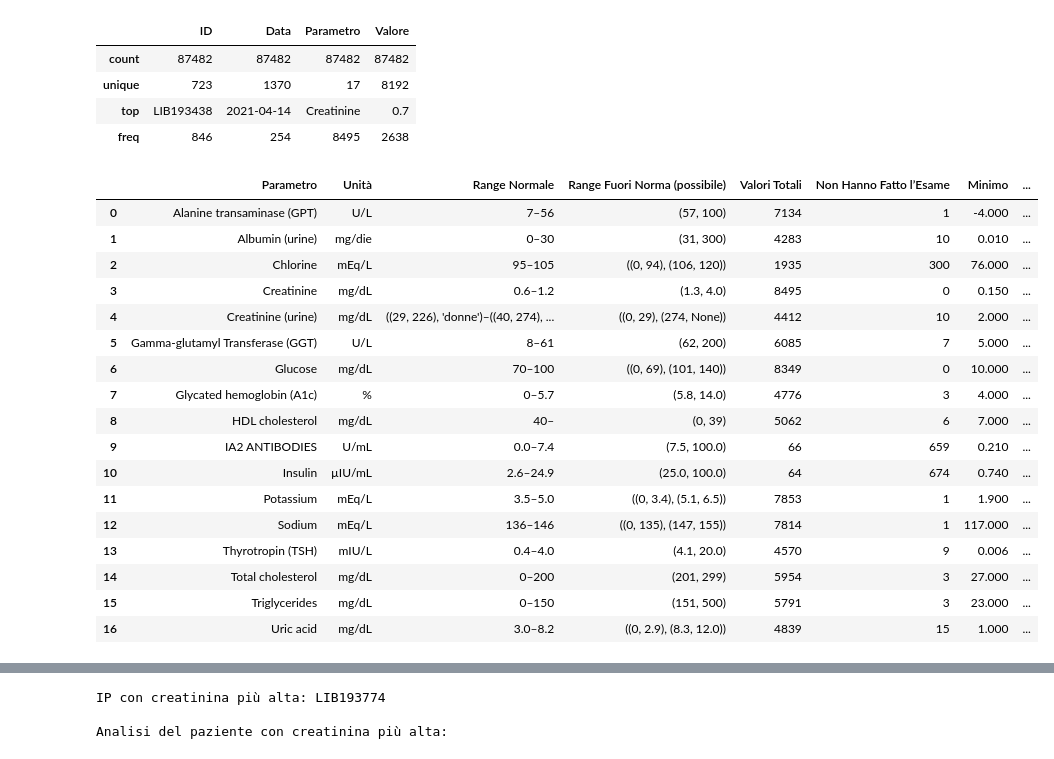
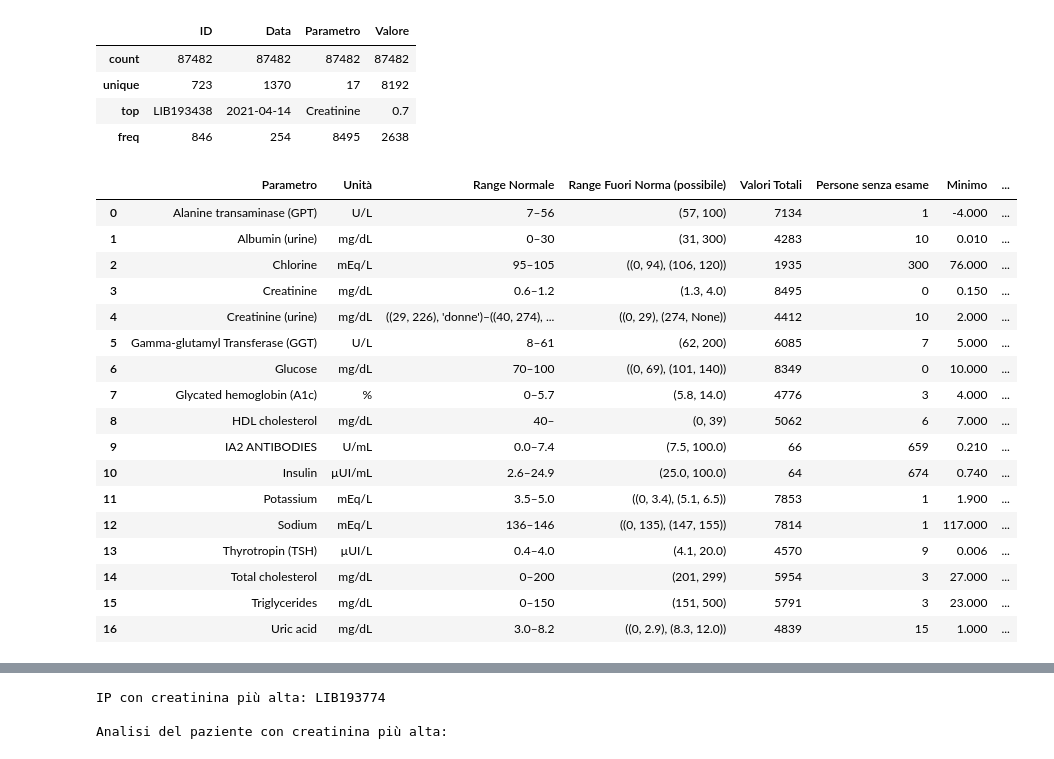
Before and after one commit to MatteoAv/AnalisiDatasetDiabete, a Jupyter notebook: Parametri_Biochimici.ipynb, the cells around one changed output, grey strips where cells are left out. Cells and saved outputs as stored; diff of their text form; code cells hidden in the pictures.

```diff
--- a/Parametri_Biochimici.ipynb
+++ b/Parametri_Biochimici.ipynb
@@ -40,12 +41,12 @@ param_info = {
     "HDL cholesterol": {"unit": "mg/dL", "normal": (40, None), "abnormal": (0, 39)},
     "Uric acid": {"unit": "mg/dL", "normal": (3.0, 8.2), "abnormal": ((0, 2.9), (8.3, 12.0))},
     "Glycated hemoglobin (A1c)": {"unit": "%", "normal": (0, 5.7), "abnormal": (5.8, 14.0)},
-    "Thyrotropin (TSH)": {"unit": "mIU/L", "normal": (0.4, 4.0), "abnormal": (4.1, 20.0)},
+    "Thyrotropin (TSH)": {"unit": "µUI/L", "normal": (0.4, 4.0), "abnormal": (4.1, 20.0)},
     "Creatinine (urine)": {"unit": "mg/dL", "normal": (((29, 226), "donne"), ((40, 274), "uomini")), "abnormal": ((0, 29), (274, None))},
-    "Albumin (urine)": {"unit": "mg/die", "normal": (0, 30), "abnormal": (31, 300)},
+    "Albumin (urine)": {"unit": "mg/dL", "normal": (0, 30), "abnormal": (31, 300)},
     "Chlorine": {"unit": "mEq/L", "normal": (95, 105), "abnormal": ((0, 94), (106, 120))},
     "IA2 ANTIBODIES": {"unit": "U/mL", "normal": (0.0, 7.4), "abnormal": (7.5, 100.0)},
-    "Insulin": {"unit": "µIU/mL", "normal": (2.6, 24.9), "abnormal": (25.0, 100.0)}
+    "Insulin": {"unit": "µUI/mL", "normal": (2.6, 24.9), "abnormal": (25.0, 100.0)}
 }
 
 def analisi_parametri(df):
@@ -83,37 +84,37 @@ def analisi_parametri(df):
             nome,
             unit,
             f"{normal[0]}–{normal[1] if normal[1] is not None else ''}",
             str(abnormal),
             totale,
             mancanti,
             min,
             mean,
             max,
             std_val,
             outliers,
         ])
 
     return pd.DataFrame(summary, columns=[
         "Parametro",
         "Unità",
         "Range Normale",
         "Range Fuori Norma (possibile)",
         "Valori Totali",
-        "Non Hanno Fatto l’Esame",
+        "Persone senza esame",
         "Minimo",
         "Media",
         "Massimo",
         "Dev. Std",
         "Outliers",
     ])
 
 # Esegui e stampa
 tabella_sintesi = analisi_parametri(df)
 tabella_sintesi
 # %% [output]
-|  | Parametro | Unità | Range Normale | Range Fuori Norma (possibile) | Valori Totali | Non Hanno Fatto l’Esame | Minimo | ... |
+|  | Parametro | Unità | Range Normale | Range Fuori Norma (possibile) | Valori Totali | Persone senza esame | Minimo | ... |
 | 0 | Alanine transaminase (GPT) | U/L | 7–56 | (57, 100) | 7134 | 1 | -4.000 | ... |
-| 1 | Albumin (urine) | mg/die | 0–30 | (31, 300) | 4283 | 10 | 0.010 | ... |
+| 1 | Albumin (urine) | mg/dL | 0–30 | (31, 300) | 4283 | 10 | 0.010 | ... |
 | 2 | Chlorine | mEq/L | 95–105 | ((0, 94), (106, 120)) | 1935 | 300 | 76.000 | ... |
 | 3 | Creatinine | mg/dL | 0.6–1.2 | (1.3, 4.0) | 8495 | 0 | 0.150 | ... |
 | 4 | Creatinine (urine) | mg/dL | ((29, 226), 'donne')–((40, 274), ... | ((0, 29), (274, None)) | 4412 | 10 | 2.000 | ... |
@@ -122,10 +123,10 @@ tabella_sintesi
 | 7 | Glycated hemoglobin (A1c) | % | 0–5.7 | (5.8, 14.0) | 4776 | 3 | 4.000 | ... |
 | 8 | HDL cholesterol | mg/dL | 40– | (0, 39) | 5062 | 6 | 7.000 | ... |
 | 9 | IA2 ANTIBODIES | U/mL | 0.0–7.4 | (7.5, 100.0) | 66 | 659 | 0.210 | ... |
-| 10 | Insulin | µIU/mL | 2.6–24.9 | (25.0, 100.0) | 64 | 674 | 0.740 | ... |
+| 10 | Insulin | µUI/mL | 2.6–24.9 | (25.0, 100.0) | 64 | 674 | 0.740 | ... |
 | 11 | Potassium | mEq/L | 3.5–5.0 | ((0, 3.4), (5.1, 6.5)) | 7853 | 1 | 1.900 | ... |
 | 12 | Sodium | mEq/L | 136–146 | ((0, 135), (147, 155)) | 7814 | 1 | 117.000 | ... |
-| 13 | Thyrotropin (TSH) | mIU/L | 0.4–4.0 | (4.1, 20.0) | 4570 | 9 | 0.006 | ... |
+| 13 | Thyrotropin (TSH) | µUI/L | 0.4–4.0 | (4.1, 20.0) | 4570 | 9 | 0.006 | ... |
 | 14 | Total cholesterol | mg/dL | 0–200 | (201, 299) | 5954 | 3 | 27.000 | ... |
 | 15 | Triglycerides | mg/dL | 0–150 | (151, 500) | 5791 | 3 | 23.000 | ... |
 | 16 | Uric acid | mg/dL | 3.0–8.2 | ((0, 2.9), (8.3, 12.0)) | 4839 | 15 | 1.000 | ... |
```
Also changed, not shown: parts of 5 cells of this notebook.
